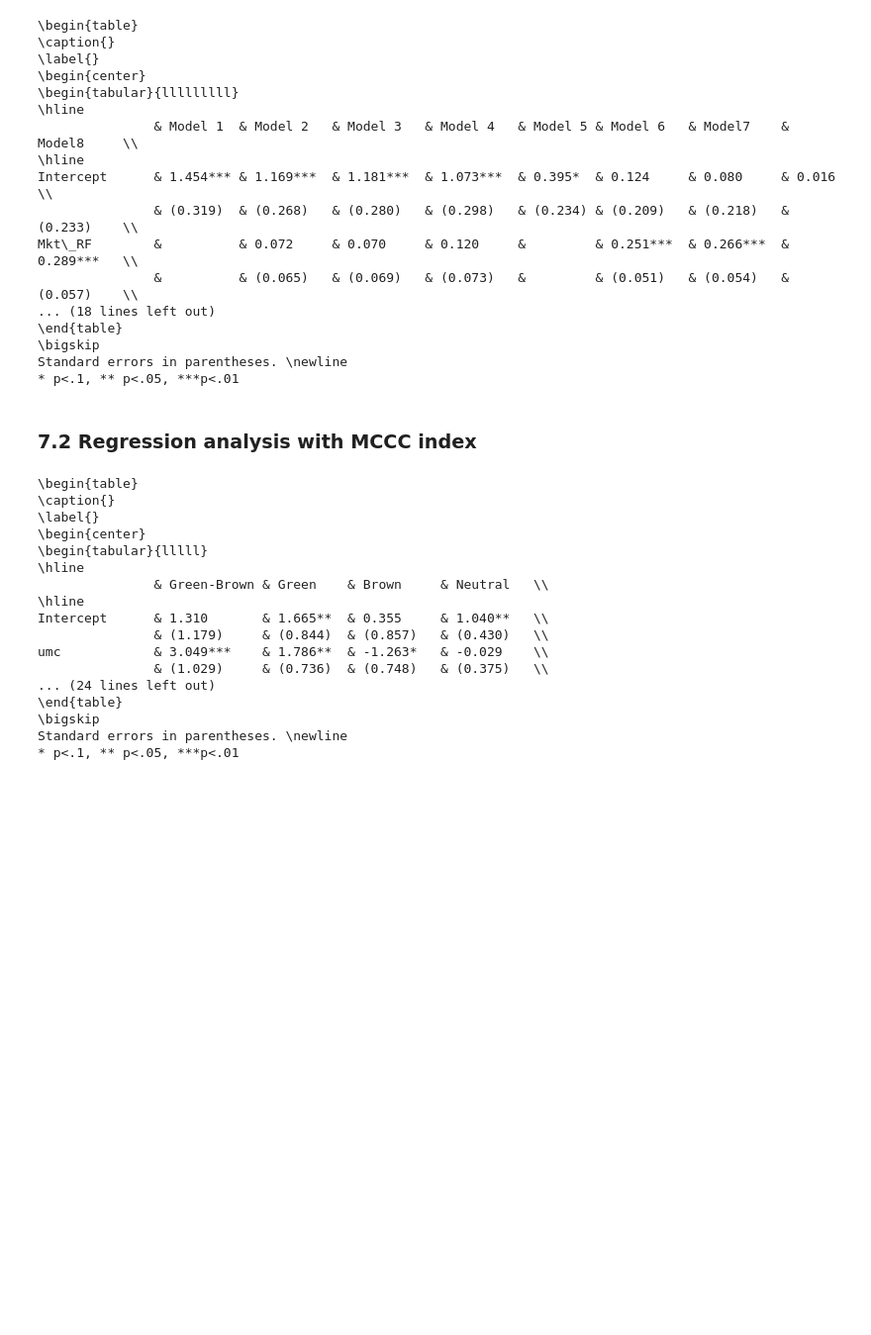
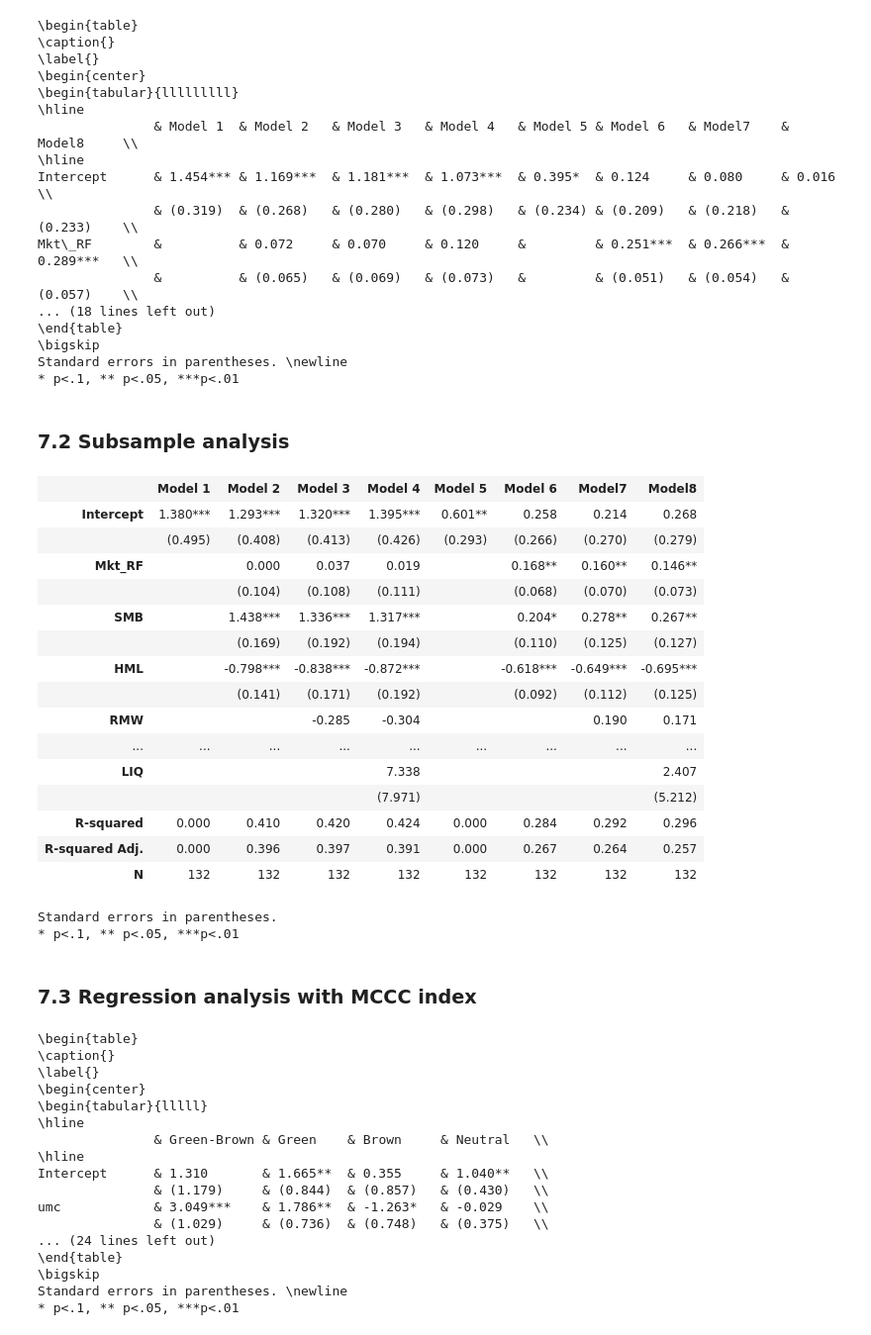
Before and after one commit to CongWang141/co2_paper, a Jupyter notebook: co2_paper/1. portfolio_analysis.ipynb, the cells around one changed output. Shown: that part at 99% size. Saved outputs shown, nothing was run; the diff lists cells and outputs as text; code cells hidden in the pictures; blank space fills up the shorter version.

```diff
--- a/co2_paper/1. portfolio_analysis.ipynb
+++ b/co2_paper/1. portfolio_analysis.ipynb
@@ -457,3 +458,5 @@ Mkt\_RF        &          & 0.072     & 0.070     & 0.120     &         & 0.251*
 \bigskip
 Standard errors in parentheses. \newline
 * p<.1, ** p<.05, ***p<.01
+# %% [markdown]
+### 7.2 Subsample analysis
@@ -459,0 +490,17 @@ Standard errors in parentheses. \newline
+# %%
+# green-brown based on CO2 emission
+# model 1 with only intercept
+model1 = sm.OLS.from_formula('Green_Brown ~ 1', data=green_brown_co2)
+fit1 = model1.fit()
+
+# model 2 with ff3 factors
+model2 = sm.OLS.from_formula('Green_Brown ~ 1 + Mkt_RF + SMB + HML', data=green_brown_co2)
+fit2 = model2.fit()
+
+# model 3 with ff5 factors
+model3 = sm.OLS.from_formula('Green_Brown ~ 1 + Mkt_RF + SMB + HML + RMW + CMA', data=green_brown_co2)
+fit3 = model3.fit()
+
+# model 4 with ff5 + mom + liq
+model4 = sm.OLS.from_formula('Green_Brown ~ 1 + Mkt_RF + SMB + HML + RMW + CMA + MOM + LIQ', data=green_brown_co2)
+fit4 = model4.fit(use_t=True)
@@ -460,5 +534,49 @@ Standard errors in parentheses. \newline
+# %%
+# green-brown based on Intensity
+# model 5 with only intercept
+model5 = sm.OLS.from_formula('Green_Brown ~ 1', data=green_brown_int)
+fit5 = model5.fit()
+
+# model 6 with ff3 factors
+model6 = sm.OLS.from_formula('Green_Brown ~ 1 + Mkt_RF + SMB + HML', data=green_brown_int)
+fit6 = model6.fit()
+
+# model 7 with ff5 factors
+model7 = sm.OLS.from_formula('Green_Brown ~ 1 + Mkt_RF + SMB + HML + RMW + CMA', data=green_brown_int)
+fit7 = model7.fit()
+
+# model  with ff5 + mom + liq
+model8 = sm.OLS.from_formula('Green_Brown ~ 1 + Mkt_RF + SMB + HML + RMW + CMA + MOM + LIQ', data=green_brown_int)
+fit8 = model8.fit()
+# %%
+summary_table = summary_col([fit1, fit2, fit3, fit4, fit5, fit6, fit7, fit8],
+                            stars=True,
+                            float_format='%.3f',
+                            model_names=['Model 1', 'Model 2', 'Model 3', 'Model 4', 'Model 5', 'Model 6', 'Model7', 'Model8'],
+                            info_dict={'N': lambda x: f"{int(x.nobs)}"},
+                            regressor_order=['Intercept', 'Mkt_RF', 'SMB', 'HML', 'RMW', 'CMA', 'MOM', 'LIQ'])
+summary_table
+# %% [output]
+|  | Model 1 | Model 2 | Model 3 | Model 4 | Model 5 | Model 6 | Model7 | Model8 |
+| Intercept | 1.380*** | 1.293*** | 1.320*** | 1.395*** | 0.601** | 0.258 | 0.214 | 0.268 |
+|  | (0.495) | (0.408) | (0.413) | (0.426) | (0.293) | (0.266) | (0.270) | (0.279) |
+| Mkt_RF |  | 0.000 | 0.037 | 0.019 |  | 0.168** | 0.160** | 0.146** |
+|  |  | (0.104) | (0.108) | (0.111) |  | (0.068) | (0.070) | (0.073) |
+| SMB |  | 1.438*** | 1.336*** | 1.317*** |  | 0.204* | 0.278** | 0.267** |
+|  |  | (0.169) | (0.192) | (0.194) |  | (0.110) | (0.125) | (0.127) |
+| HML |  | -0.798*** | -0.838*** | -0.872*** |  | -0.618*** | -0.649*** | -0.695*** |
+|  |  | (0.141) | (0.171) | (0.192) |  | (0.092) | (0.112) | (0.125) |
+| RMW |  |  | -0.285 | -0.304 |  |  | 0.190 | 0.171 |
+| ... | ... | ... | ... | ... | ... | ... | ... | ... |
+| LIQ |  |  |  | 7.338 |  |  |  | 2.407 |
+|  |  |  |  | (7.971) |  |  |  | (5.212) |
+| R-squared | 0.000 | 0.410 | 0.420 | 0.424 | 0.000 | 0.284 | 0.292 | 0.296 |
+| R-squared Adj. | 0.000 | 0.396 | 0.397 | 0.391 | 0.000 | 0.267 | 0.264 | 0.257 |
+| N | 132 | 132 | 132 | 132 | 132 | 132 | 132 | 132 |
+Standard errors in parentheses.
+* p<.1, ** p<.05, ***p<.01
 # %% [markdown]
-### 7.2 Regression analysis with MCCC index
+### 7.3 Regression analysis with MCCC index
 # %%
 index_ = pd.read_csv('data/raw_data/index.csv')
 index_['year_month'] = pd.PeriodIndex(index_.year_month, freq='M').astype(str)
```
Also changed, not shown: parts of 3 cells of this notebook, 9 other files.
